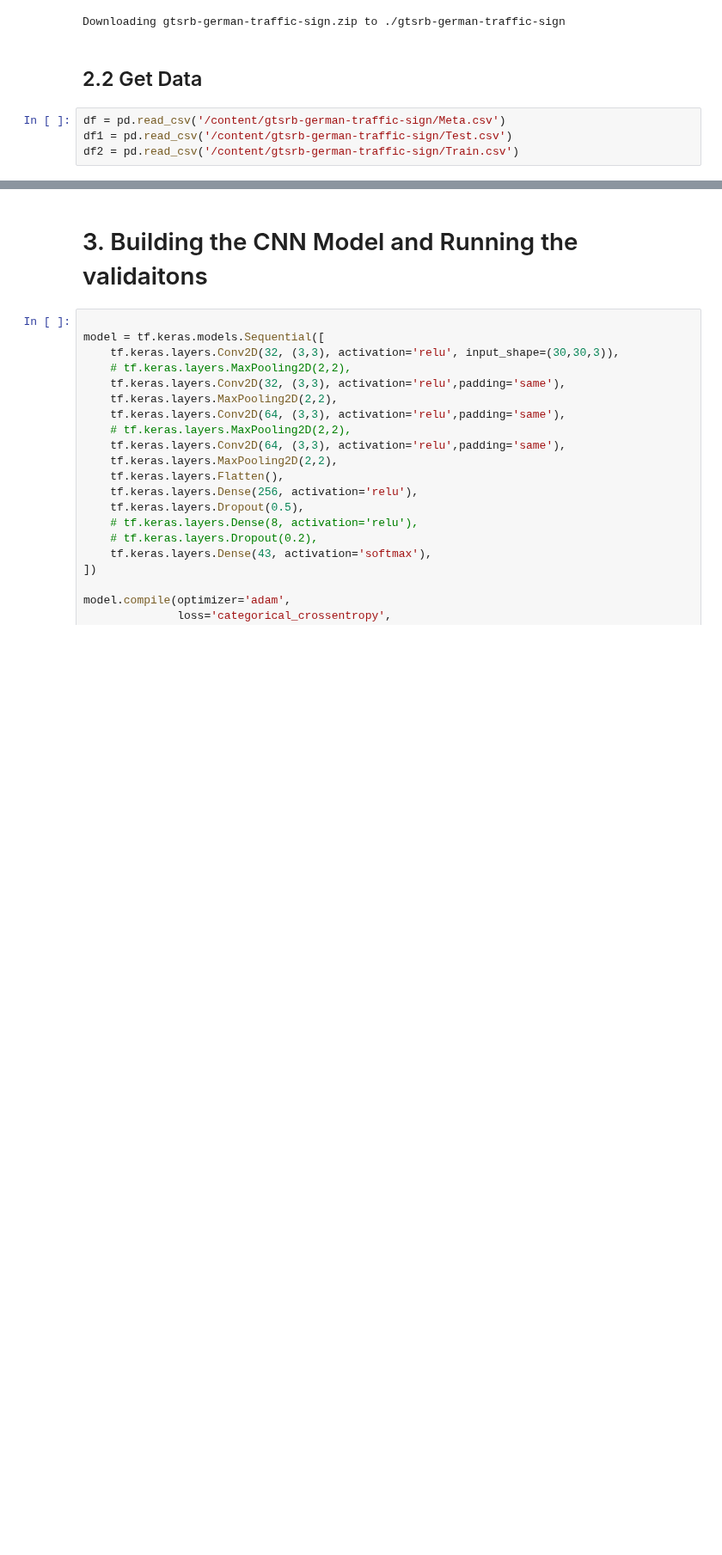
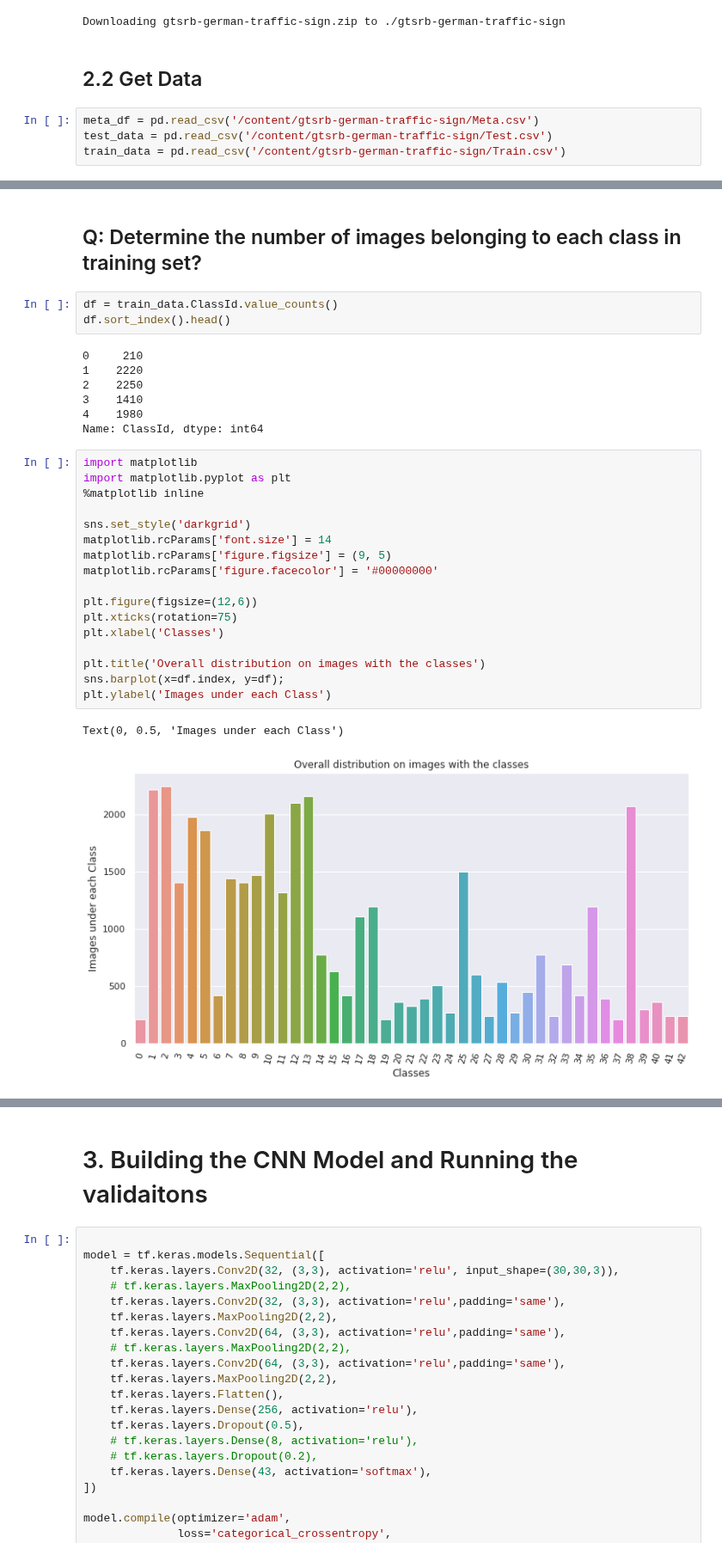
Before and after one commit to IanEspinoso/mock_mr_ganger, a Jupyter notebook: GTRSB - CNN (TensorFlow).ipynb, the cells around one changed output, grey strips where cells are left out. Shown at 86% size. Saved outputs shown, nothing was run; the diff lists cells and outputs as text; blank space fills up the shorter version.

```diff
--- a/GTRSB - CNN (TensorFlow).ipynb
+++ b/GTRSB - CNN (TensorFlow).ipynb
@@ -47,7 +64,7 @@ Downloading gtsrb-german-traffic-sign.zip to ./gtsrb-german-traffic-sign
 # %% [markdown]
 ## 2.2 Get Data
 # %%
-df = pd.read_csv('/content/gtsrb-german-traffic-sign/Meta.csv')
-df1 = pd.read_csv('/content/gtsrb-german-traffic-sign/Test.csv')
-df2 = pd.read_csv('/content/gtsrb-german-traffic-sign/Train.csv')
+meta_df = pd.read_csv('/content/gtsrb-german-traffic-sign/Meta.csv')
+test_data = pd.read_csv('/content/gtsrb-german-traffic-sign/Test.csv')
+train_data = pd.read_csv('/content/gtsrb-german-traffic-sign/Train.csv')
 # %%
@@ -76,0 +151,32 @@ print(type(im.shape))
+# %% [markdown]
+## Q: Determine the number of images belonging to each class in training set?
+# %%
+df = train_data.ClassId.value_counts()
+df.sort_index().head()
+# %% [output]
+0     210
+1    2220
+2    2250
+3    1410
+4    1980
+Name: ClassId, dtype: int64
+# %%
+import matplotlib
+import matplotlib.pyplot as plt
+%matplotlib inline
+
+sns.set_style('darkgrid')
+matplotlib.rcParams['font.size'] = 14
+matplotlib.rcParams['figure.figsize'] = (9, 5)
+matplotlib.rcParams['figure.facecolor'] = '#00000000'
+
+plt.figure(figsize=(12,6))
+plt.xticks(rotation=75)
+plt.xlabel('Classes')
+
+plt.title('Overall distribution on images with the classes')
+sns.barplot(x=df.index, y=df);
+plt.ylabel('Images under each Class')
+# %% [output]
+Text(0, 0.5, 'Images under each Class')
+[figure, added]
```
Also changed, not shown: parts of 21 cells of this notebook.
